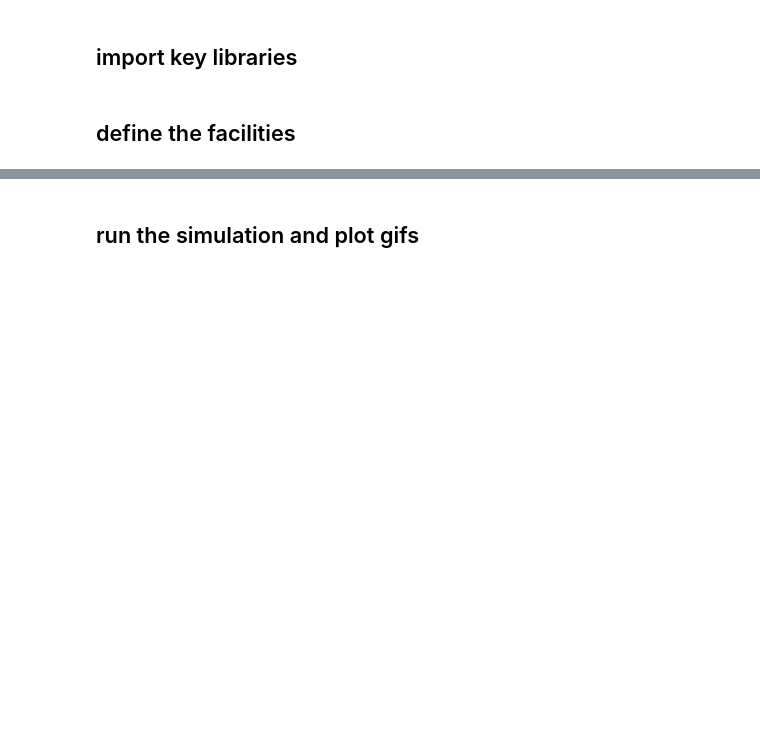
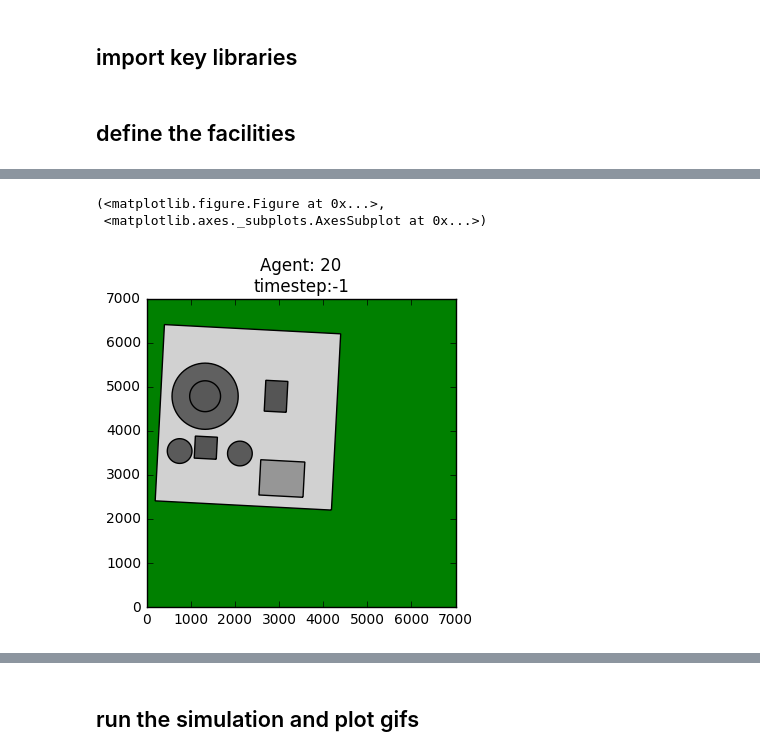
Before and after one commit to CNERG/cycsat, a Jupyter notebook: demo.ipynb, the cells around one changed output, grey strips where cells are left out. Saved outputs shown, nothing was run; the diff lists cells and outputs as text; code cells hidden in the pictures; blank space fills up the shorter version.

```diff
--- a/demo.ipynb
+++ b/demo.ipynb
@@ -60 +43,8 @@ sim.build(name='test_build',templates=templates)
+# %%
+# plot mulitple facilities with a sql query
+sim.plot(sql='AgentId > 19')
+# %% [output]
+(<matplotlib.figure.Figure at 0x...>,
+ <matplotlib.axes._subplots.AxesSubplot at 0x...>)
+[figure, added]
 # %%
```
Also changed, not shown: parts of 13 cells of this notebook, 3 other files.
